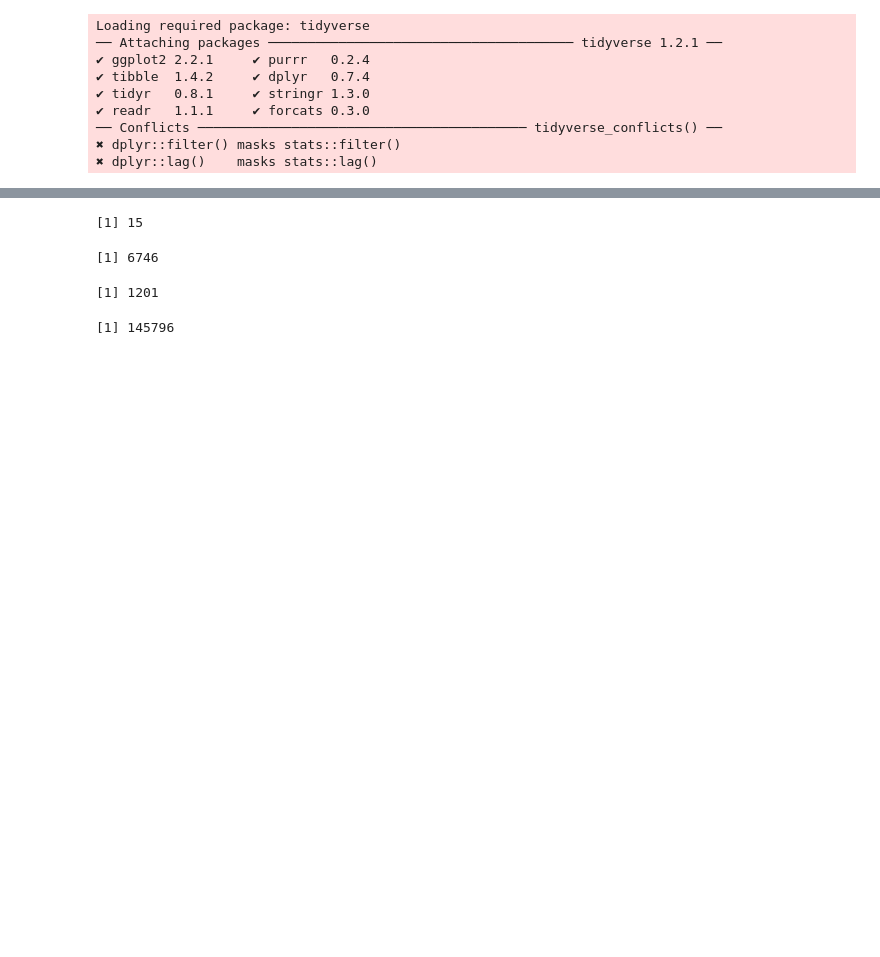
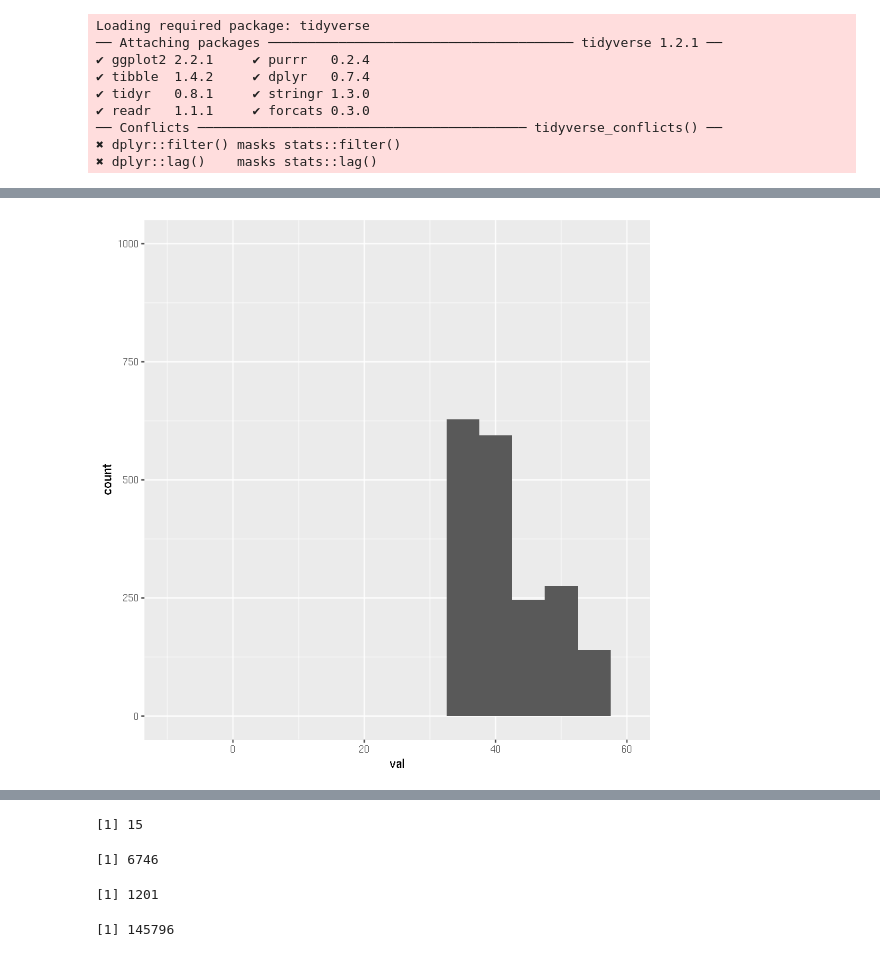
Before and after one commit to rivas-lab/sex-diff-biomarker-genetics, a Jupyter notebook: notebooks/ExamineAgeMenopause.ipynb, the cells around one changed output, grey strips where cells are left out. Cells and saved outputs as stored; diff of their text form; code cells hidden in the pictures; blank space fills up the shorter version.

```diff
--- a/notebooks/ExamineAgeMenopause.ipynb
+++ b/notebooks/ExamineAgeMenopause.ipynb
@@ -110,0 +266,3 @@ table(combined_age_dat$sex)
+# %%
+ggplot(meno_time, aes(val))+geom_histogram(binwidth=5)+xlim(-10, 60)+ylim(0, 1000)
+# %% [output]
@@ -110,0 +272 @@ table(combined_age_dat$sex)
+[figure, added]
```
Also changed, not shown: parts of 27 cells of this notebook, 9 other files.
